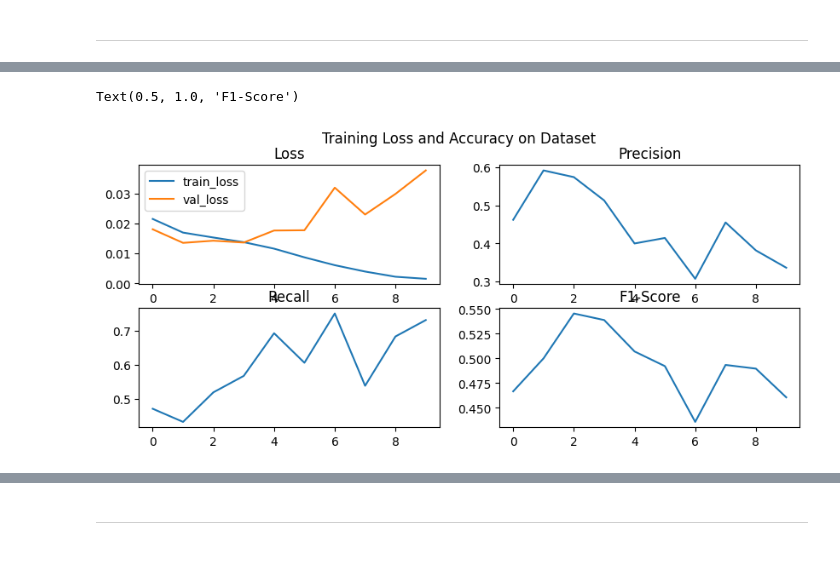
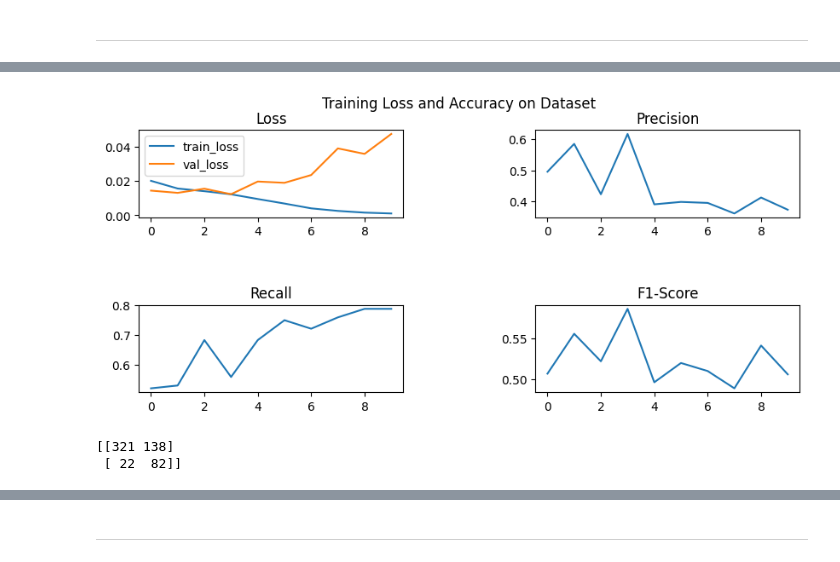
Before and after one commit to Kyle-Foisy/SYSC-4806, a Jupyter notebook: W2026/Assignments/A2/A2_SYSC4415_W26.ipynb, the cells around one changed output, grey strips where cells are left out. Drawn from its saved outputs; the diff is of its cells as text; code cells hidden in the pictures.

```diff
--- a/W2026/Assignments/A2/A2_SYSC4415_W26.ipynb
+++ b/W2026/Assignments/A2/A2_SYSC4415_W26.ipynb
@@ -379,7 +376,6 @@ def train_cnn(epochs, batch_size, learning_rate, model, criterion, optimizer, tr
     for epoch in range(epochs):
         model.train()
         running_loss = 0.0
-        correct = 0
         total = 0
 
         # Training progress bar
@@ -388,6 +384,7 @@ def train_cnn(epochs, batch_size, learning_rate, model, criterion, optimizer, tr
             #Train Model
             inputs, labels = data[0].to(device), data[1].to(device)
             labels = labels.unsqueeze(1).float() # Convert labels to float
+
             optimizer.zero_grad()
             outputs = model(inputs)
             loss = criterion(outputs, labels)
@@ -397,10 +394,9 @@ def train_cnn(epochs, batch_size, learning_rate, model, criterion, optimizer, tr
             # Track Statistics
             running_loss += loss.item()
 
-            # Calculate training accuracy
-            _, predicted = torch.max(outputs.data, 1)
+            #predicted on decision boundary
+            predicted = (outputs > 0.5).float()
             total += labels.size(0)
-            correct += (predicted == labels).sum().item()
 
             # Update progress bar
             train_pbar.set_postfix({
@@ -412,7 +408,6 @@ def train_cnn(epochs, batch_size, learning_rate, model, criterion, optimizer, tr
 
         # Validation progress bar
         val_loss = 0.0
-        correct = 0
         total = 0
         all_val_labels = []
         all_val_preds = []
@@ -425,12 +420,12 @@ def train_cnn(epochs, batch_size, learning_rate, model, criterion, optimizer, tr
                 labels = labels.unsqueeze(1).float() # Convert labels to float
                 outputs = model(images)
                 loss = criterion(outputs, labels)
-                # For accuracy calculation
+
                 val_loss += loss.item()
 
-                _, predicted = torch.max(outputs.data, 1)
+                #predicted on decision boundary
+                predicted = (outputs > 0.5).float()
                 total += labels.size(0)
-                correct += (predicted == labels).sum().item()
 
                 all_val_labels.extend(labels.cpu().numpy())
                 all_val_preds.extend(predicted.cpu().numpy())
@@ -487,7 +482,7 @@ def train_cnn(epochs, batch_size, learning_rate, model, criterion, optimizer, tr
         os.path.join("checkpoints_torch", "minivggnet_torch_cifar10_final.pth")
     )
 
-    return model, history,
+    return model, history
 
 
 
@@ -498,18 +524,18 @@ model, history = train_cnn(EPOCHS, BATCH_SIZE, INIT_LEARNING_RATE, model, loss_f
 fig, axes = plt.subplots(2, 2, figsize=(10, 4))
 fig.suptitle("Training Loss and Accuracy on Dataset")
 
-axes[0][0].plot(np.arange(0, EPOCHS), history_torch["train_loss"], label="train_loss")
-axes[0][0].plot(np.arange(0, EPOCHS), history_torch["val_loss"], label="val_loss")
+axes[0][0].plot(np.arange(0, EPOCHS), history["train_loss"], label="train_loss")
+axes[0][0].plot(np.arange(0, EPOCHS), history["val_loss"], label="val_loss")
 axes[0][0].set_title('Loss')
 axes[0][0].legend()
 
-axes[0][1].plot(np.arange(0, EPOCHS), history_torch["precision"], label="precision")
+axes[0][1].plot(np.arange(0, EPOCHS), history["precision"], label="precision")
 axes[0][1].set_title('Precision')
 
-axes[1][0].plot(np.arange(0, EPOCHS), history_torch["recall"], label="recall")
+axes[1][0].plot(np.arange(0, EPOCHS), history["recall"], label="recall")
 axes[1][0].set_title('Recall')
 
-axes[1][1].plot(np.arange(0, EPOCHS), history_torch["f1"], label="f1-score")
+axes[1][1].plot(np.arange(0, EPOCHS), history["f1"], label="f1-score")
 axes[1][1].set_title('F1-Score')
 
 fig.subplots_adjust(hspace=1, wspace=0.5)
@@ -525,50 +551,40 @@ all_val_preds = []
 val_pbar = tqdm(test_loader, desc='Validation')
 model.eval()
 with torch.no_grad():
     for data in val_pbar:
         images, labels = data[0].to(device), data[1].to(device)
         labels = labels.unsqueeze(1).float() # Convert labels to float
         outputs = model(images)
-        loss = criterion(outputs, labels)
-        # For accuracy calculation
+        loss = loss_function(outputs, labels)
+
         val_loss += loss.item()
 
-        _, predicted = torch.max(outputs.data, 1)
+        predicted = (outputs > 0.5).float()
         total += labels.size(0)
         correct += (predicted == labels).sum().item()
 
         all_val_labels.extend(labels.cpu().numpy())
         all_val_preds.extend(predicted.cpu().numpy())
 
         # Update validation progress bar
         val_pbar.set_postfix({
         'val_loss': f'{val_loss/(total):.4f}',
         })
 
 val_loss = val_loss / total
 
 
 # Calculate classification metrics
 y_true = np.array(all_val_labels).flatten()
 y_pred = np.array(all_val_preds).flatten()
 
 cm = confusion_matrix(y_true, y_pred)
+print()
 print(cm)
-
-
-
-"""
-Which evaluation metric you think is the most suitable in our case, and why?
-
-I think the f1 score is the most suitable in our case.
-"""
-
-"""
-
-"""
 # %% [output]
+[figure, new version]
-Text(0.5, 1.0, 'F1-Score')
+[[321 138]
+ [ 22  82]]
-[figure, old version]
 # %% [markdown]
 
 ### 6) Model Improvements
```
Also changed, not shown: parts of 19 cells of this notebook.
